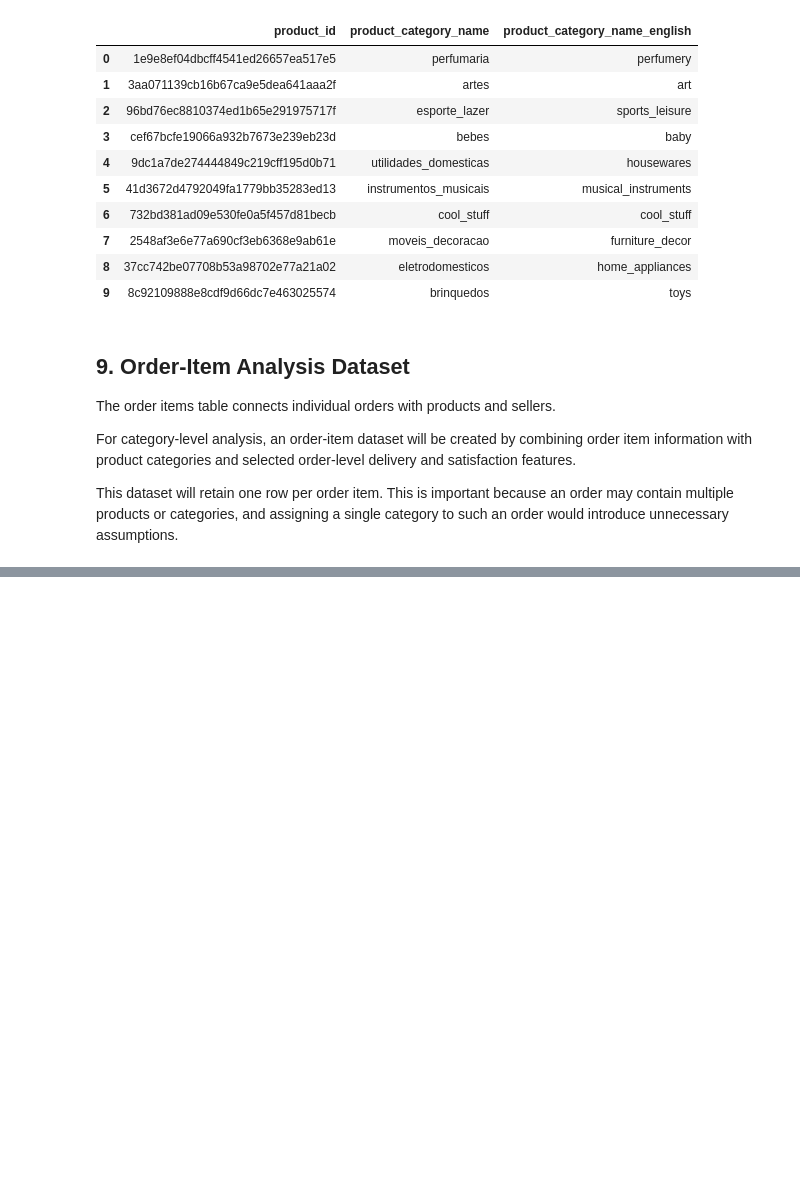
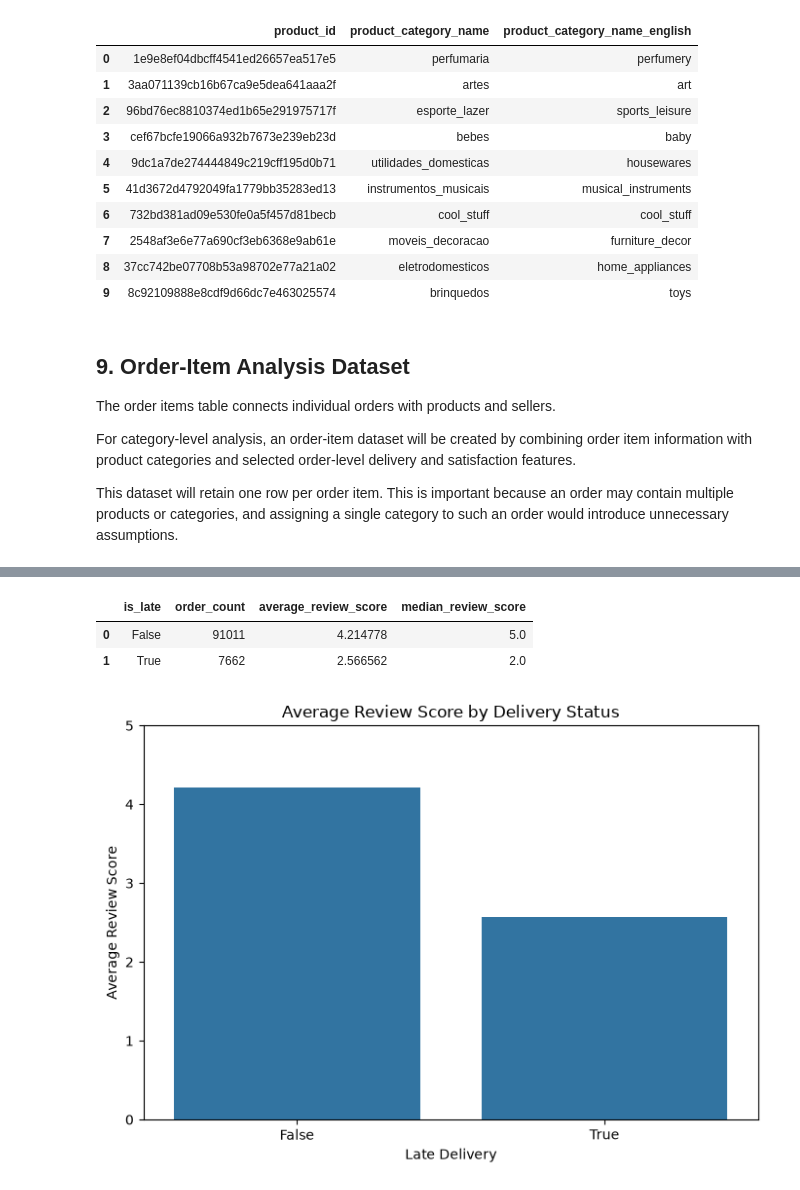
Before and after one commit to kartikeysharma2645/Real-World-Dataset-Analysis, a Jupyter notebook: notebook/real_world_dataset_analysis.ipynb, the cells around one changed output, grey strips where cells are left out. Cells and saved outputs as stored; diff of their text form; code cells hidden in the pictures; blank space fills up the shorter version.

```diff
--- a/notebook/real_world_dataset_analysis.ipynb
+++ b/notebook/real_world_dataset_analysis.ipynb
@@ -958,0 +1164,38 @@ Order-item analysis shape: (112650, 14)
+# %%
+# Analyze the relationship between delivery performance and customer reviews
+delivery_review_summary = (
+    orders_clean[
+        orders_clean["average_review_score"].notna()
+    ]
+    .groupby("is_late")
+    .agg(
+        order_count=("order_id", "nunique"),
+        average_review_score=("average_review_score", "mean"),
+        median_review_score=("average_review_score", "median")
+    )
+    .reset_index()
+)
+
+display(delivery_review_summary)
+# %% [output]
+|  | is_late | order_count | average_review_score | median_review_score |
+| 0 | False | 91011 | 4.214778 | 5.0 |
+| 1 | True | 7662 | 2.566562 | 2.0 |
+# %%
+# Visualize the average review score by delivery status using a bar plot
+plt.figure(figsize=(7, 5))
+
+sns.barplot(
+    data=delivery_review_summary,
+    x="is_late",
+    y="average_review_score"
+)
+
+plt.title("Average Review Score by Delivery Status")
+plt.xlabel("Late Delivery")
+plt.ylabel("Average Review Score")
+plt.ylim(0, 5)
+plt.tight_layout()
+plt.show()
+# %% [output]
+[figure, added]
```
Also changed, not shown: parts of 17 cells of this notebook.
